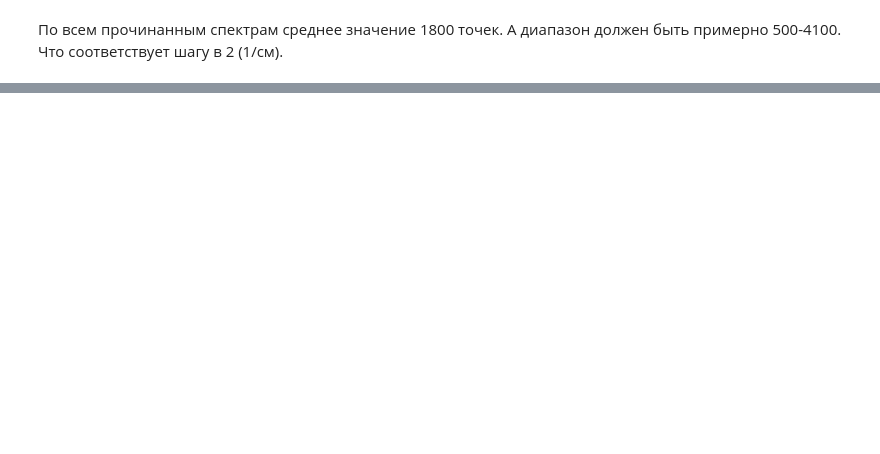
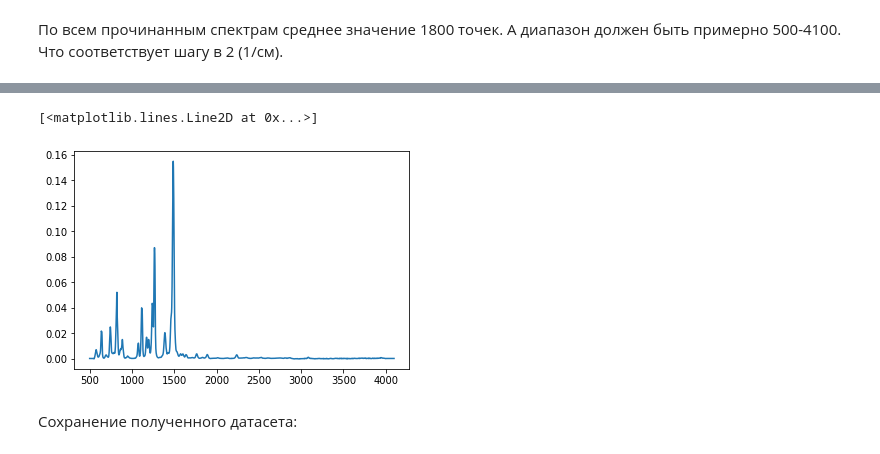
Before and after one commit to Lamblador/IR_expert_system, a Jupyter notebook: Koshelev_IR_expert_system_1_Dataset_Preparation.ipynb, the cells around one changed output, grey strips where cells are left out. Saved outputs shown, nothing was run; the diff lists cells and outputs as text; code cells hidden in the pictures; blank space fills up the shorter version.

```diff
--- a/Koshelev_IR_expert_system_1_Dataset_Preparation.ipynb
+++ b/Koshelev_IR_expert_system_1_Dataset_Preparation.ipynb
@@ -1419,0 +1554,7 @@ dataset_df.maxx.mean()
+# %%
+x_serie = pd.Series(x_list)
+y_serie = pd.Series(y_list)
+# %%
+df = pd.DataFrame(x_serie, columns = ['x1'])
+df['y1'] = y_serie
+df
@@ -1419,0 +1575,4 @@ dataset_df.maxx.mean()
+# %%
+#dataset_df = dataset_df.reset_index()
+dataset_df1 = dataset_df.join(df, lsuffix='x')
+dataset_df1[['x', 'x1', 'y', 'y1']]
@@ -1419,0 +1593,9 @@ dataset_df.maxx.mean()
+# %%
+x = dataset_df1[['x1']].iloc[200].tolist()
+y = dataset_df1[['y1']].iloc[200].tolist()
+plt.plot(x[0], y[0])
+# %% [output]
+[<matplotlib.lines.Line2D at 0x...>]
+[figure, added]
+# %% [markdown]
+Сохранение полученного датасета:
```
Also changed, not shown: parts of 27 cells of this notebook.
